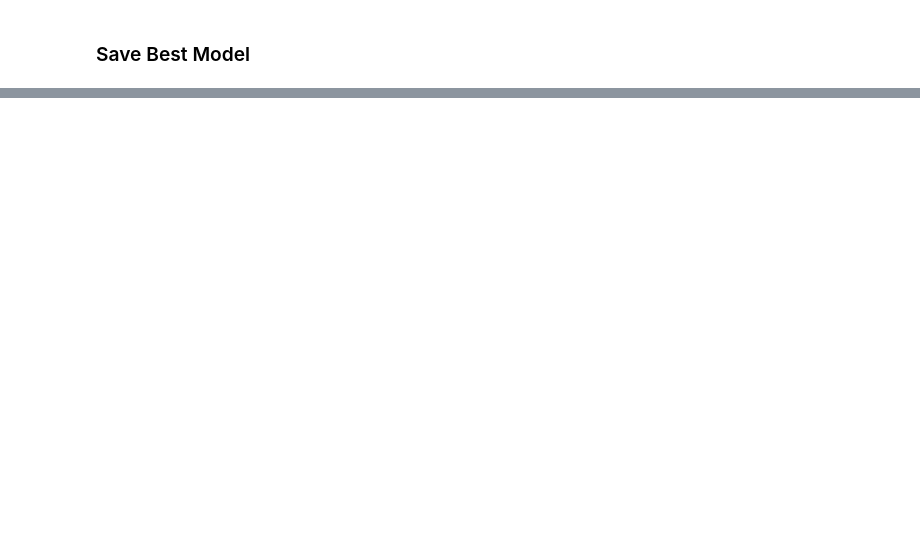
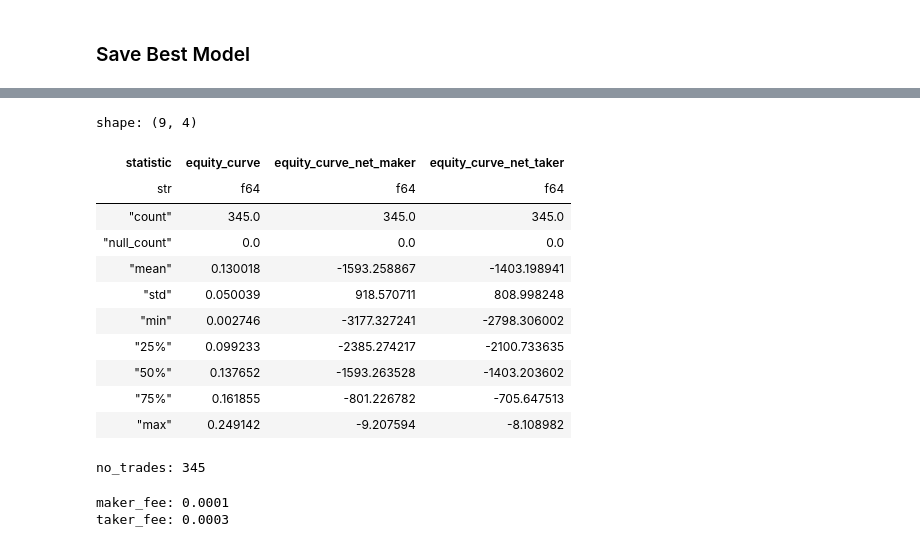
Before and after one commit to noaRoblesLevy/Quant-Research, a Jupyter notebook: BTCUSD_regression-model/regression_BTCUSD_future-log-return.ipynb, the cells around one changed output, grey strips where cells are left out. Saved outputs shown, nothing was run; the diff lists cells and outputs as text; code cells hidden in the pictures; blank space fills up the shorter version.

Commit message:
Adding fix with maker/taker fees

```diff
--- a/BTCUSD_regression-model/regression_BTCUSD_future-log-return.ipynb
+++ b/BTCUSD_regression-model/regression_BTCUSD_future-log-return.ipynb
@@ -822,2 +820,7 @@ research.plot_column(model_trades, 'equity_curve')
 # %%
 torch.save(model.state_dict(), 'model_weights.pth')
+# %%
+model_trades = model_trades.with_columns(
+    (pl.col('equity_curve_net_taker').exp() - 1).alias('pnl_pct')
+)
+research.plot_column(model_trades, 'pnl_pct')
@@ -823,0 +844,25 @@ torch.save(model.state_dict(), 'model_weights.pth')
+# %%
+model_trades.select([col for col in model_trades.columns if 'equity' in col]).describe()
+# %% [output]
+shape: (9, 4)
+| statistic | equity_curve | equity_curve_net_maker | equity_curve_net_taker |
+| str | f64 | f64 | f64 |
+| "count" | 345.0 | 345.0 | 345.0 |
+| "null_count" | 0.0 | 0.0 | 0.0 |
+| "mean" | 0.130018 | -1593.258867 | -1403.198941 |
+| "std" | 0.050039 | 918.570711 | 808.998248 |
+| "min" | 0.002746 | -3177.327241 | -2798.306002 |
+| "25%" | 0.099233 | -2385.274217 | -2100.733635 |
+| "50%" | 0.137652 | -1593.263528 | -1403.203602 |
+| "75%" | 0.161855 | -801.226782 | -705.647513 |
+| "max" | 0.249142 | -9.207594 | -8.108982 |
+# %%
+print(f"no_trades: {len(model_trades)}")
+# %% [output]
+no_trades: 345
+# %%
+print(f"maker_fee: {maker_fee}")
+print(f"taker_fee: {taker_fee}")
+# %% [output]
+maker_fee: 0.0001
+taker_fee: 0.0003
```
Also changed, not shown: parts of 6 cells of this notebook, 1 other file.
